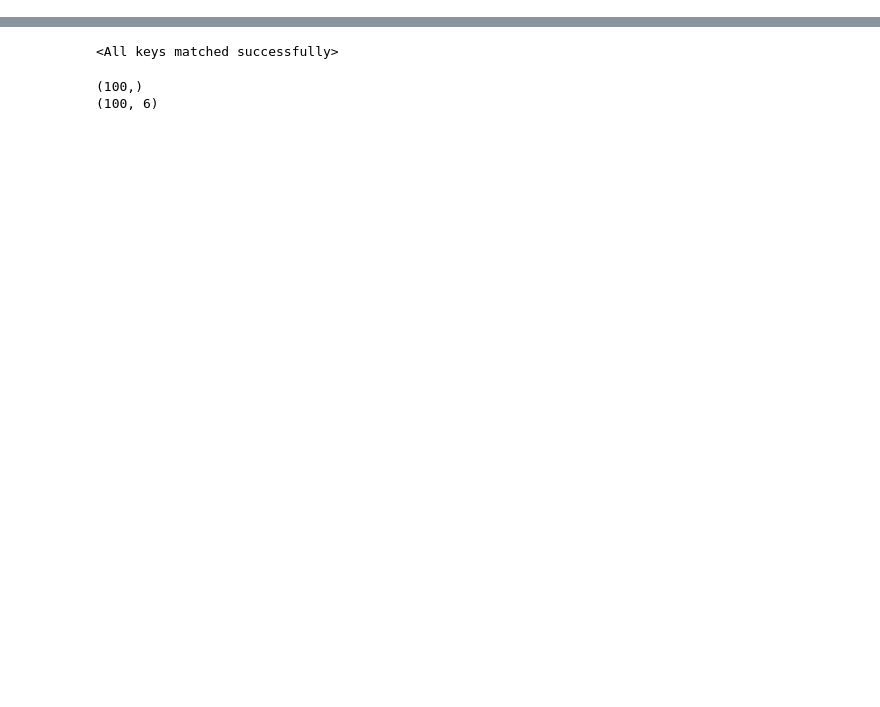
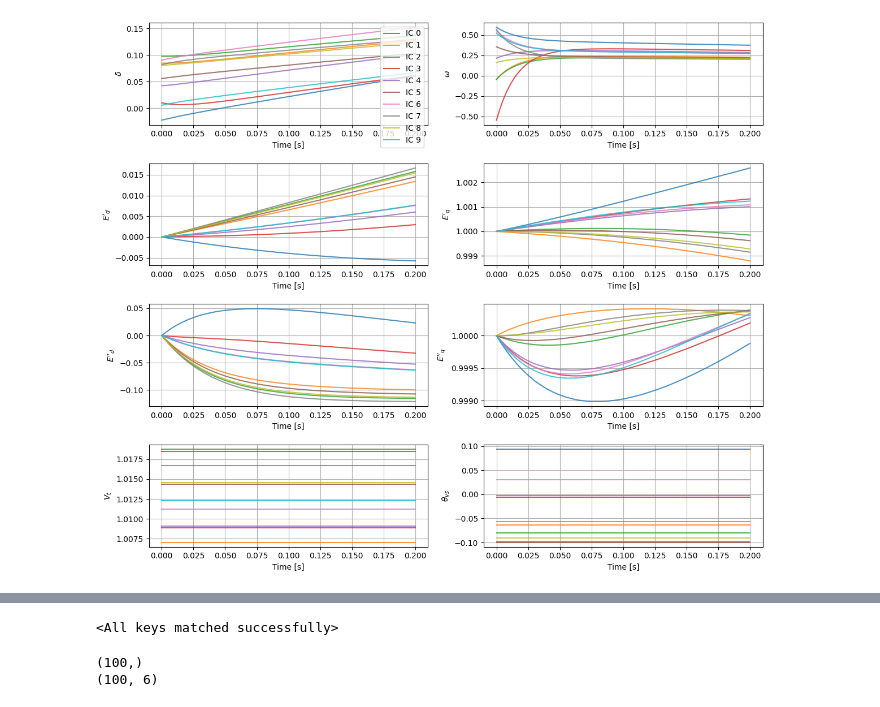
Before and after one commit to elpetros99/PINNProof, a Jupyter notebook: examples/example_SM6_residuals.ipynb, the cells around one changed output, grey strips where cells are left out. Cells and saved outputs as stored; diff of their text form; code cells hidden in the pictures; blank space fills up the shorter version.

Commit message:
playing around with residuals and dataset creation

```diff
--- a/examples/example_SM6_residuals.ipynb
+++ b/examples/example_SM6_residuals.ipynb
@@ -366,0 +832,93 @@ plt.tight_layout(); plt.show()
+# %%
+import matplotlib.pyplot as plt
+import torch
+import numpy as np
+# Define initial‐condition ranges for every state in [δ, ω, E′d, E′q, E″q, E″d, V_t, θ_vs]
+# ic_ranges = {
+#     'delta'     : (-2,  2),   # rotor angle [rad]
+#     'omega'     : (-1, 1),   # speed deviation [pu]
+#     'E_d_dash'  : (0.0,   0.0),   # transient d‐axis emf fixed
+#     'E_q_dash'  : (1.0,   1.0),   # transient q‐axis emf fixed
+#     'E_d_dd'    : (0.0,   0.0),   # subtransient q‐axis emf fixed
+#     'E_q_dd'    : (1.0,   1.0),   # subtransient d‐axis emf fixed
+#     'V_t'       : (0.97,   1.03),   # terminal voltage magnitude [pu]
+#     'theta_vs'  : (-0.1,  0.1),   # terminal voltage angle [rad]
+# }
+ic_ranges = {
+    'delta'     : (-0.1,  0.1),   # rotor angle [rad]
+    'omega'     : (-0.6, 0.6),   # speed deviation [pu]
+    'E_d_dash'  : (0.0,   0.0),   # transient d‐axis emf fixed
+    'E_q_dash'  : (1.0,   1.0),   # transient q‐axis emf fixed
+    'E_d_dd'    : (0.0,   0.0),   # subtransient q‐axis emf fixed
+    'E_q_dd'    : (1.0,   1.0),   # subtransient d‐axis emf fixed
+    'V_t'       : (0.98,   1.02),   # terminal voltage magnitude [pu]
+    'theta_vs'  : (-0.1,  0.1),   # terminal voltage angle [rad]
+}
+# - {name: theta, range: [-2, 2], iterations: 7}
+# - {name: omega, range: [-1, 1], iterations: 7}
+# - {name: E_d_dash, range: [0], iterations: 1}
+# - {name: E_q_dash, range: [0.9, 1.1], iterations: 5}
+# - {name: E_d_dash_dash, range: [0], iterations: 1}
+# - {name: E_q_dash_dash, range: [1], iterations: 1}
+# - {name: Vs, range: [0.95,1.05], iterations: 3}
+# - {name: theta_vs, range: [-0.3,0.3], iterations: 4}
+
+t1, data1, ics1 = solver.generate_dataset(
+    ic_ranges=ic_ranges,
+    num_ic=10,
+    t_final=t_final,#,sampling="active",
+    num_points=num_points
+)
+# data.shape
+labels = [
+    r"$\delta$",
+    r"$\omega$",
+    r"$E'_d$",
+    r"$E'_q$",
+    r"$E''_d$",
+    r"$E''_q$",
+    r"$V_t$",
+    r"$\theta_{vs}$"
+]
+
+def plot_dataset_trajectories(t, data, ic_indices=None, max_traj=5, alpha=0.8):
+    """
+    Plot trajectories from dataset.
+
+    t:        (T,) time vector
+    data:     (N, 8, T) dataset
+    ic_indices: list of indices of trajectories to plot.
+                If None, choose first max_traj.
+    max_traj: maximum number of trajectories to plot
+    alpha:    transparency for overlapping trajectories
+    """
+    N, vars_, T = data.shape
+    assert vars_ == 8
+
+    if ic_indices is None:
+        ic_indices = list(range(min(max_traj, N)))
+
+    fig, axs = plt.subplots(4, 2, figsize=(12, 10))
+    axs = axs.flatten()
+
+    for i in range(8):
+        for n in ic_indices:
+            axs[i].plot(t.cpu(), data[n, i, :].cpu(), alpha=alpha, label=f"IC {n}" if i==0 else None)
+        axs[i].set_ylabel(labels[i])
+        axs[i].set_xlabel("Time [s]")
+        axs[i].grid(True)
+    if len(ic_indices) <= 10:
+        axs[0].legend()
+    plt.tight_layout()
+    plt.show()
+
+# ===== Example usage =====
+# Plot first 5 trajectories
+plot_dataset_trajectories(t, data, max_traj=10)
+plot_dataset_trajectories(t1, data1,max_traj=10)
+
+# # Plot a random subset of 3
+# rand_ids = np.random.choice(data.shape[0], 3, replace=False)
+# plot_dataset_trajectories(t, data, ic_indices=rand_ids)
+# %% [output]
+[figure, added]
```
Also changed, not shown: parts of 14 cells of this notebook, 2 other files.
